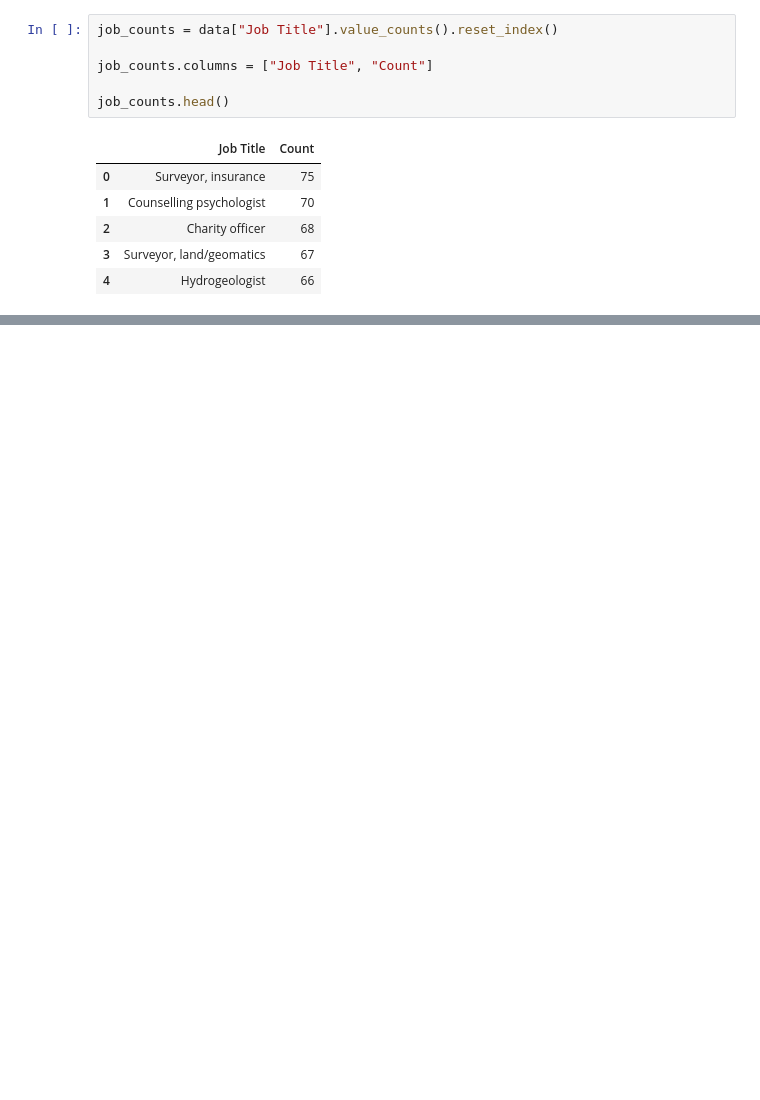
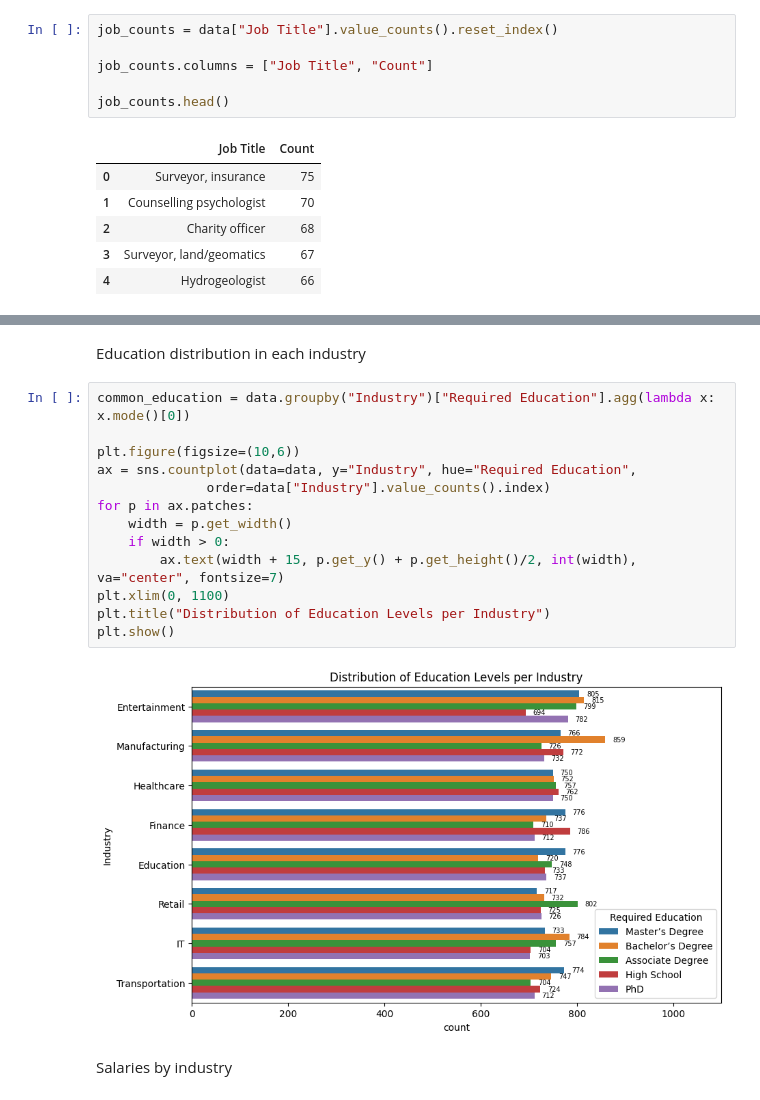
Before and after one commit to RaccoonWithAPeanutButterJar/ItDS2025-Project, a Jupyter notebook: Exploratory_analysis.ipynb, the cells around one changed output, grey strips where cells are left out. Drawn from its saved outputs; the diff is of its cells as text; blank space fills up the shorter version.

```diff
--- a/Exploratory_analysis.ipynb
+++ b/Exploratory_analysis.ipynb
@@ -62,0 +134,19 @@ dentist_table
+# %% [markdown]
+Education distribution in each industry
+# %%
+common_education = data.groupby("Industry")["Required Education"].agg(lambda x: x.mode()[0])
+
+plt.figure(figsize=(10,6))
+ax = sns.countplot(data=data, y="Industry", hue="Required Education",
+              order=data["Industry"].value_counts().index)
+for p in ax.patches:
+    width = p.get_width()
+    if width > 0:
+        ax.text(width + 15, p.get_y() + p.get_height()/2, int(width), va="center", fontsize=7)
+plt.xlim(0, 1100)
+plt.title("Distribution of Education Levels per Industry")
+plt.show()
+# %% [output]
+[figure, added]
+# %% [markdown]
+Salaries by industry
```
Also changed, not shown: parts of 14 cells of this notebook.
